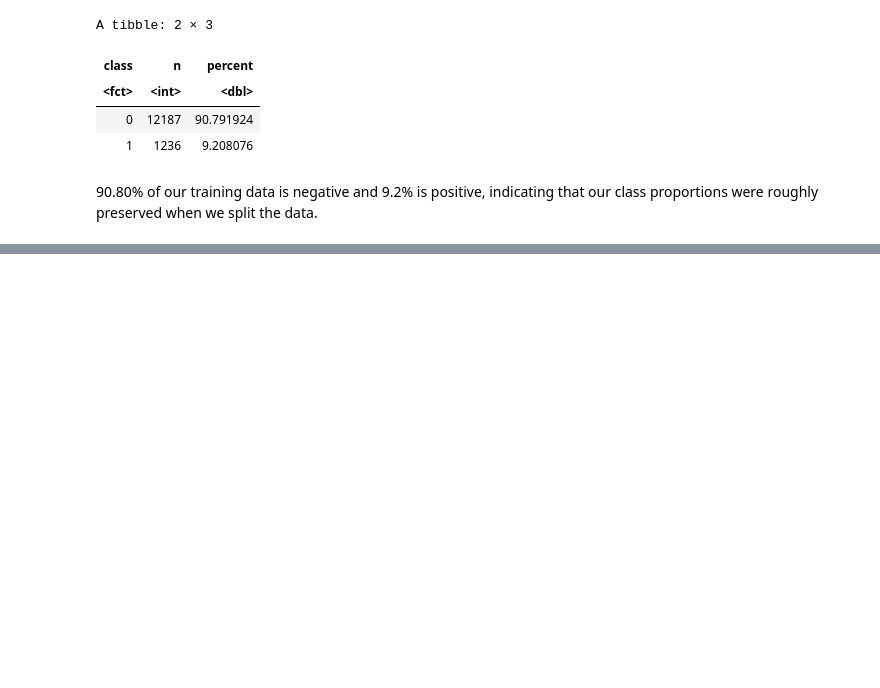
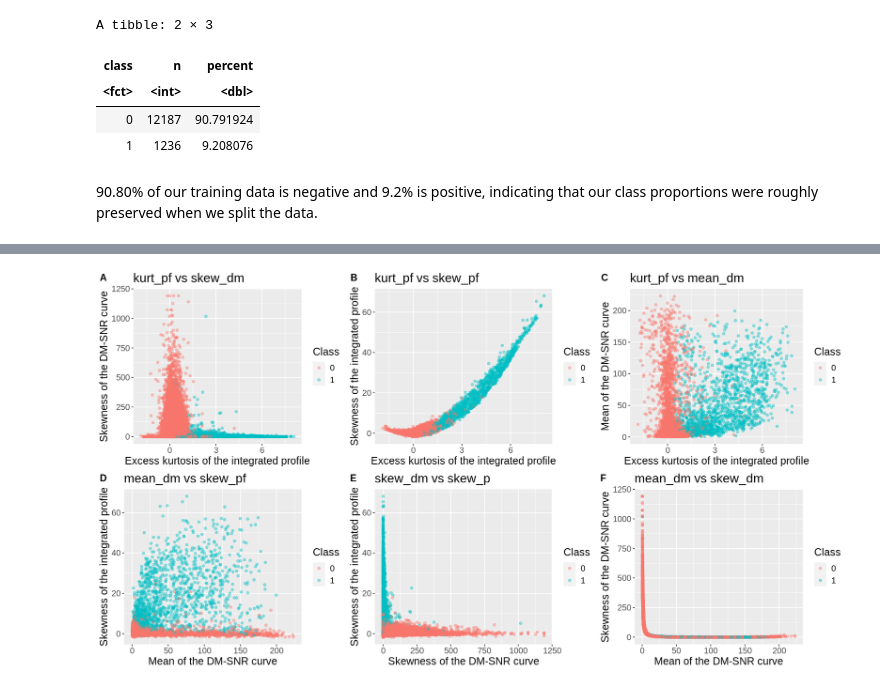
Before and after one commit to kailitann/dsci100-group-project, a Jupyter notebook: group_project.ipynb, the cells around one changed output, grey strips where cells are left out. Saved outputs shown, nothing was run; the diff lists cells and outputs as text; code cells hidden in the pictures; blank space fills up the shorter version.

```diff
--- a/group_project.ipynb
+++ b/group_project.ipynb
@@ -185,0 +247,42 @@ A tibble: 2 × 3
+# %%
+plot1 <- ggplot(pulsar_unscaled, aes(x = kurt_pf, y = skew_dm, color = class)) +
+                geom_point(alpha = 0.4) +
+                labs(x = "Excess kurtosis of the integrated profile", y = "Skewness of the DM-SNR curve", color = "Class") +
+                theme(text = element_text(size = 15)) +
+                ggtitle("kurt_pf vs skew_dm")
+
+plot2 <- ggplot(pulsar_unscaled, aes(x = kurt_pf, y = skew_pf, color = class)) +
+                geom_point(alpha = 0.4) +
+                labs(x = "Excess kurtosis of the integrated profile", y = "Skewness of the integrated profile", color = "Class") +
+                theme(text = element_text(size = 15)) +
+                ggtitle("kurt_pf vs skew_pf")
+
+plot3 <- ggplot(pulsar_unscaled, aes(x = kurt_pf, y = mean_dm, color = class)) +
+                geom_point(alpha = 0.4) +
+                labs(x = "Excess kurtosis of the integrated profile", y = "Mean of the DM-SNR curve", color = "Class") +
+                theme(text = element_text(size = 15)) +
+                ggtitle("kurt_pf vs mean_dm")
+
+plot4 <- ggplot(pulsar_unscaled, aes(x = mean_dm, y = skew_pf, color = class)) +
+                geom_point(alpha = 0.4) +
+                labs(x = "Mean of the DM-SNR curve", y = "Skewness of the integrated profile", color = "Class") +
+                theme(text = element_text(size = 15)) +
+                ggtitle("mean_dm vs skew_pf")
+
+plot5 <- ggplot(pulsar_unscaled, aes(x = skew_dm,, y = skew_pf, color = class)) +
+                geom_point(alpha = 0.4) +
+                labs(x = "Skewness of the DM-SNR curve", y = "Skewness of the integrated profile", color = "Class") +
+                theme(text = element_text(size = 15)) +
+                ggtitle("skew_dm vs skew_p")
+
+plot6 <- ggplot(pulsar_unscaled, aes(x = mean_dm,, y = skew_dm, color = class)) +
+                geom_point(alpha = 0.4) +
+                labs(x = "Mean of the DM-SNR curve", y = "Skewness of the DM-SNR curve", color = "Class") +
+                theme(text = element_text(size = 15)) +
+                ggtitle("mean_dm vs skew_dm")
+# %%
+# relationship between our predictor variables
+options(repr.plot.width = 15, repr.plot.height = 8)
+plot_grid(plot1, plot2, plot3, plot4, plot5, plot6, labels = "AUTO")
+# %% [output]
+[figure, added]
```
Also changed, not shown: parts of 8 cells of this notebook.
